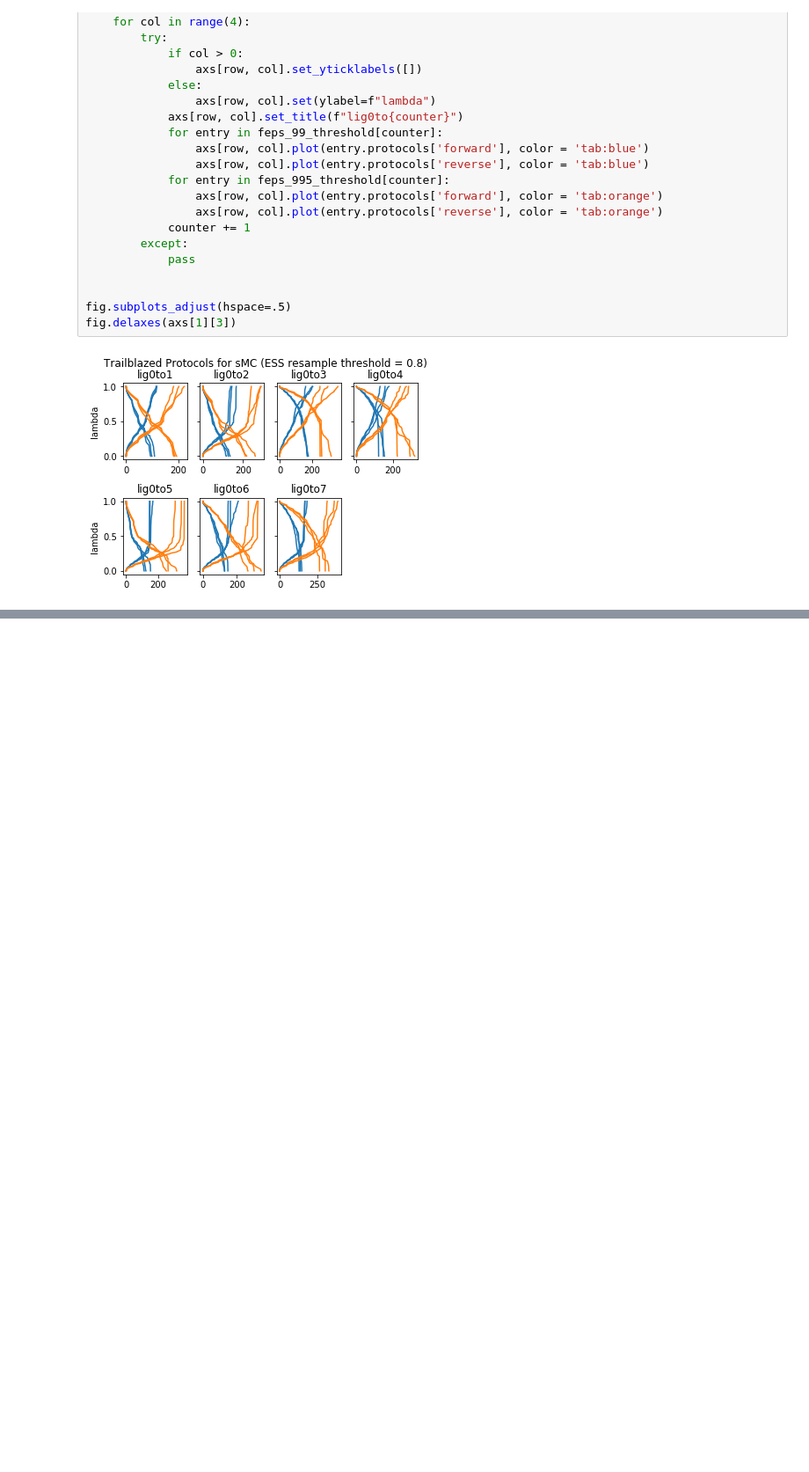
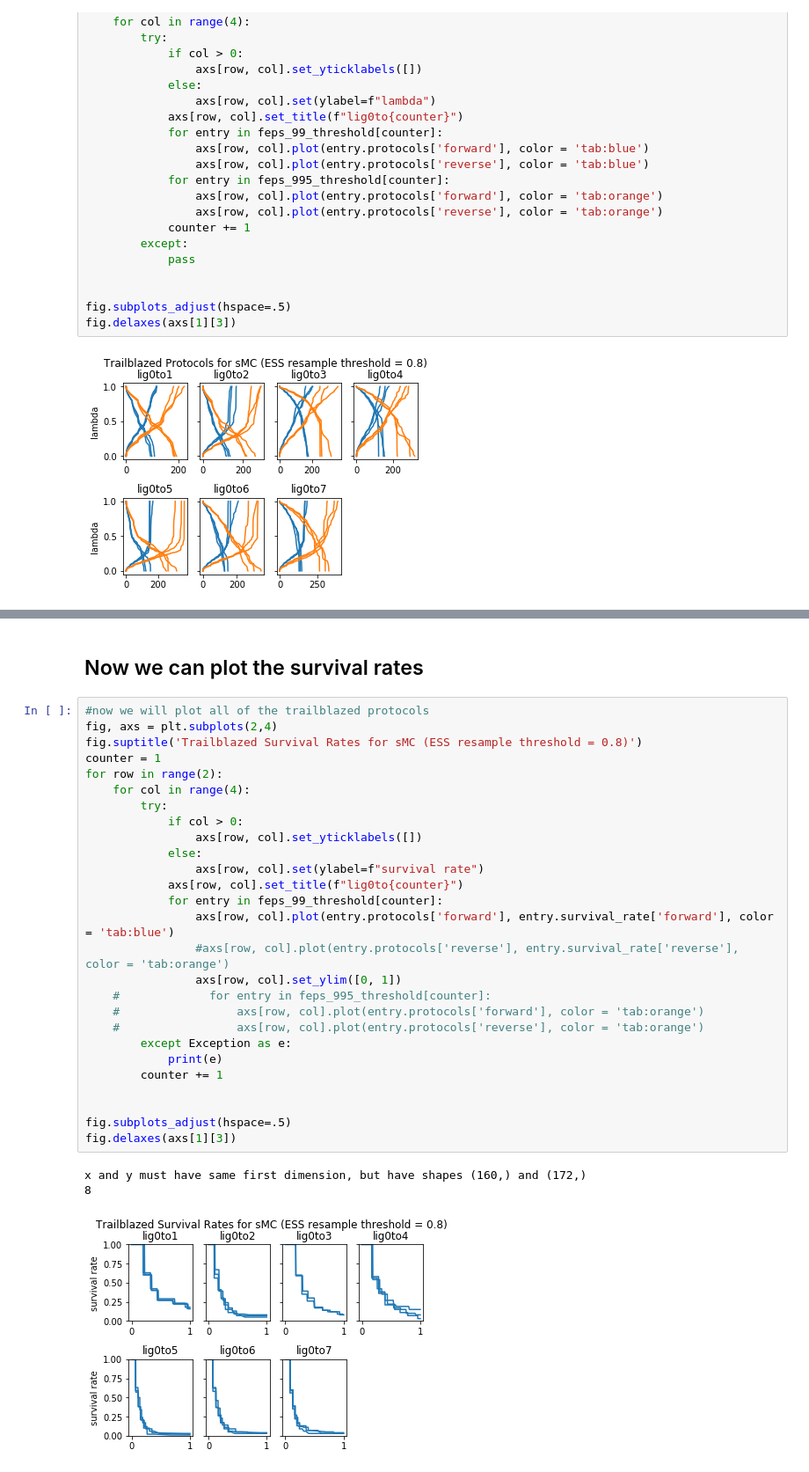
Before and after one commit to dominicrufa/noneq_switching_experimentation, a Jupyter notebook: trailblaze_resample.ipynb, the cells around one changed output, grey strips where cells are left out. Shown at 88% size. Cells and saved outputs as stored; diff of their text form; blank space fills up the shorter version.

```diff
--- a/trailblaze_resample.ipynb
+++ b/trailblaze_resample.ipynb
@@ -98,0 +125,33 @@ for lig_index in range(1,8):
+# %% [markdown]
+## Now we can plot the survival rates
+# %%
+#now we will plot all of the trailblazed protocols
+fig, axs = plt.subplots(2,4)
+fig.suptitle('Trailblazed Survival Rates for sMC (ESS resample threshold = 0.8)')
+counter = 1
+for row in range(2):
+    for col in range(4):
+        try:
+            if col > 0:
+                axs[row, col].set_yticklabels([])
+            else:
+                axs[row, col].set(ylabel=f"survival rate")
+            axs[row, col].set_title(f"lig0to{counter}")
+            for entry in feps_99_threshold[counter]:
+                axs[row, col].plot(entry.protocols['forward'], entry.survival_rate['forward'], color = 'tab:blue')
+                #axs[row, col].plot(entry.protocols['reverse'], entry.survival_rate['reverse'], color = 'tab:orange')
+                axs[row, col].set_ylim([0, 1])
+    #             for entry in feps_995_threshold[counter]:
+    #                 axs[row, col].plot(entry.protocols['forward'], color = 'tab:orange')
+    #                 axs[row, col].plot(entry.protocols['reverse'], color = 'tab:orange')
+        except Exception as e:
+            print(e)
+        counter += 1
+
+
+fig.subplots_adjust(hspace=.5)
+fig.delaxes(axs[1][3])
+# %% [output]
+x and y must have same first dimension, but have shapes (160,) and (172,)
+8
+[figure, added]
```
Also changed, not shown: parts of 8 cells of this notebook.
